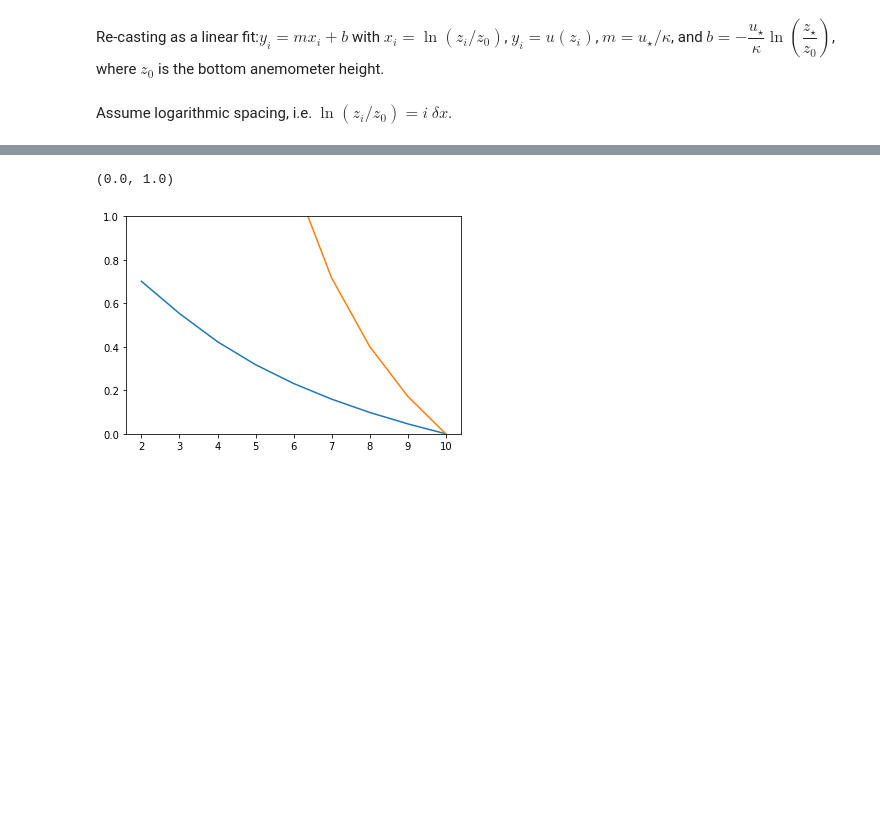
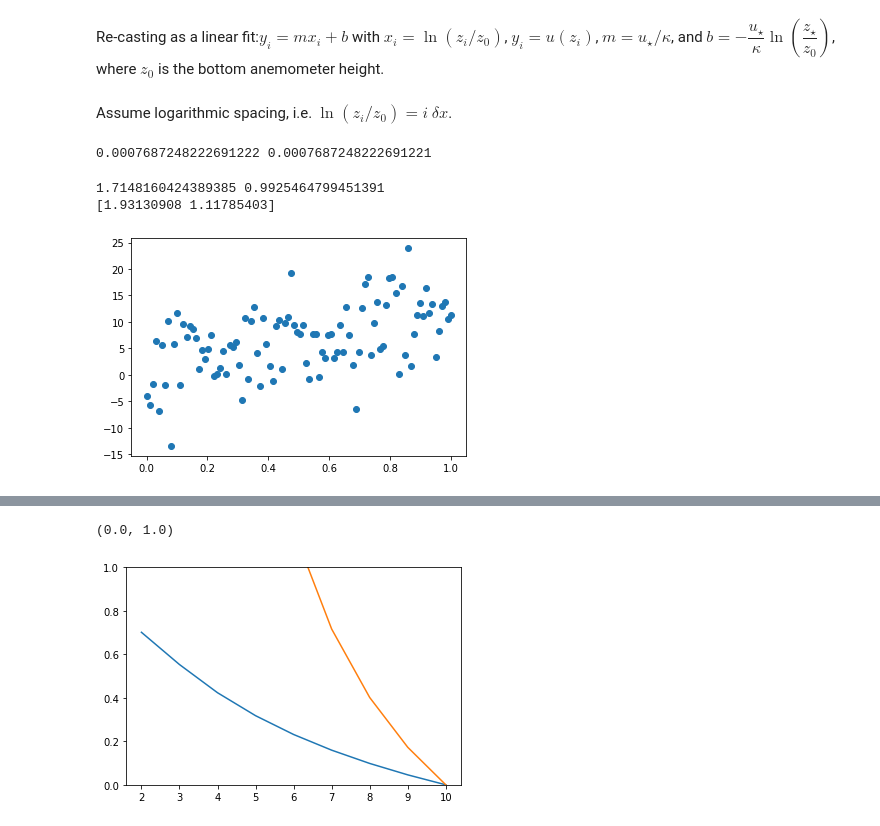
Before and after one commit to BoiseStatePlanetary/Optimizing-Number-and-Placement-of-Anemometers, a Jupyter notebook: figures and data/Uncertainties on Roughness and Shear Velocity.ipynb, the cells around one changed output, grey strips where cells are left out. Cells and saved outputs as stored; diff of their text form; code cells hidden in the pictures; blank space fills up the shorter version.

```diff
--- a/figures and data/Uncertainties on Roughness and Shear Velocity.ipynb
+++ b/figures and data/Uncertainties on Roughness and Shear Velocity.ipynb
@@ -94,6 +97,61 @@ def sigma_slope(x, sigma):
     Delta = calc_Delta(x, sigma)
 
     return np.sqrt(S/Delta)
+# %%
+def calc_analytic_Delta(delta_x, sigma, N):
+    return delta_x**2/12/sigma**4*N**2*(N**2 - 1)
+
+def calc_analytic_S(sigma, N):
+    return N/sigma**2
+
+def calc_analytic_Sx(delta_x, sigma, N):
+    return 0.5*delta_x/sigma**2*(N - 1)*N
+
+def calc_analytic_Sxx(delta_x, sigma, N):
+    return delta_x**2/sigma**2*(N - 1)*N*(2*N - 1)/6
+
+def calc_analytic_Delta(delta_x, sigma, N):
+    return delta_x**2/sigma**4/12*N**2*(N**2 - 1)
+
+def calc_analytic_sigma_intercept(sigma, N):
+    return np.sqrt(2.*sigma**2*(2*N - 1)/N/(N + 1))
+
+def calc_analytic_sigma_slope(delta_x, sigma, N):
+    return np.sqrt(12*sigma**2/delta_x**2/N/(N**2 - 1))
+
+delta_x = np.log(2)
+x = np.arange(0, 2)*delta_x
+sigma = 5.*np.ones_like(x)
+N = len(x)
+
+# print(calc_analytic_Delta(delta_x, sigma[0], len(sigma)), calc_Delta(x, sigma))
+# print(calc_analytic_S(sigma[0], N), calc_S(sigma))
+# print(calc_analytic_Sx(delta_x, sigma[0], N), calc_Sx(x, sigma))
+# print(calc_analytic_Sxx(delta_x, sigma[0], len(sigma)), calc_Sxx(x, sigma))
+print(calc_analytic_Delta(delta_x, sigma[0], len(sigma)), calc_Delta(x, sigma))
+# print(calc_analytic_sigma_intercept(sigma[0], len(sigma)), sigma_intercept(x, sigma))
+# print(calc_analytic_sigma_slope(delta_x, sigma[0], len(sigma)), sigma_slope(x, sigma))
+# %% [output]
+0.0007687248222691222 0.0007687248222691221
+# %%
+x = np.linspace(0, 1, 100)
+slope = 10.
+intercept = 1.
+sigma = 5.*np.ones_like(x)
+y = slope*x + intercept
+noisy_y = y + normal(scale=sigma[0], size=len(x))
+
+plt.scatter(x, noisy_y)
+popt, pcov = np.polyfit(x, noisy_y, 1, w=1/sigma, cov=True)
+unc = np.sqrt(np.diag(pcov))
+# print(popt)
+
+print(sigma_slope(x, sigma), sigma_intercept(x, sigma))
+print(unc)
+# %% [output]
+1.7148160424389385 0.9925464799451391
+[1.93130908 1.11785403]
+[figure, added]
 # %%
 def lin_fit(x, m, b):
     return m*x + b
```
Also changed, not shown: parts of 11 cells of this notebook, 3 other files.
